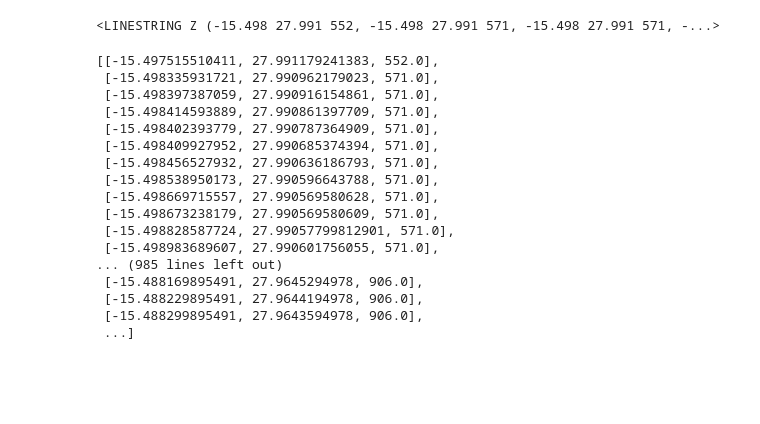
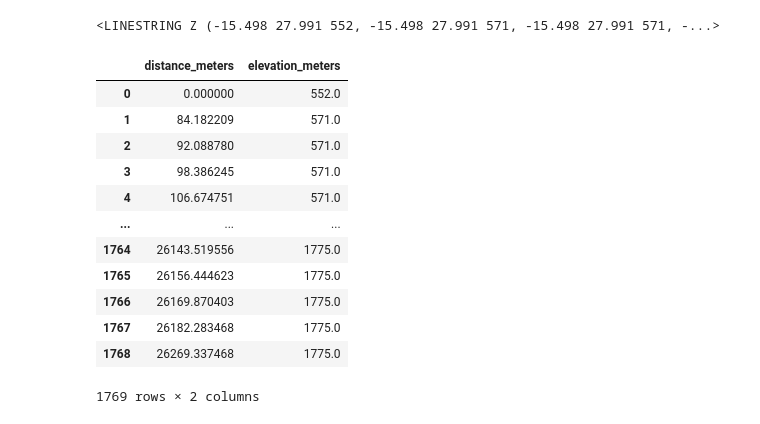
Before and after one commit to RallyDataJunkie/wrc-shinylive-geo, a Jupyter notebook: src/shinyapp/.scratchpad.ipynb, the cells around one changed output. Drawn from its saved outputs; the diff is of its cells as text; code cells hidden in the pictures; blank space fills up the shorter version.

Commit message:
Get elevations vs distance along route

```diff
--- a/src/shinyapp/.scratchpad.ipynb
+++ b/src/shinyapp/.scratchpad.ipynb
@@ -864,23 +864,20 @@ routes_gdf['geometry'] = routes_gdf.apply(
 elevations
 # %% [output]
 <LINESTRING Z (-15.498 27.991 552, -15.498 27.991 571, -15.498 27.991 571, -...>
-# %%
-wrc.GeoTools.route_elevations(route, mode="coords")
-# %% [output]
-[[-15.497515510411, 27.991179241383, 552.0],
- [-15.498335931721, 27.990962179023, 571.0],
- [-15.498397387059, 27.990916154861, 571.0],
- [-15.498414593889, 27.990861397709, 571.0],
- [-15.498402393779, 27.990787364909, 571.0],
- [-15.498409927952, 27.990685374394, 571.0],
- [-15.498456527932, 27.990636186793, 571.0],
- [-15.498538950173, 27.990596643788, 571.0],
- [-15.498669715557, 27.990569580628, 571.0],
- [-15.498673238179, 27.990569580609, 571.0],
- [-15.498828587724, 27.99057799812901, 571.0],
- [-15.498983689607, 27.990601756055, 571.0],
-... (985 lines left out)
- [-15.488169895491, 27.9645294978, 906.0],
- [-15.488229895491, 27.9644194978, 906.0],
- [-15.488299895491, 27.9643594978, 906.0],
- ...]
+# %%
+xx = wrc.GeoTools.route_elevations(route, mode="elevationdistance")
+pd.DataFrame(xx, columns=["distance_meters", "elevation_meters"])
+# %% [output]
+|  | distance_meters | elevation_meters |
+| 0 | 0.000000 | 552.0 |
+| 1 | 84.182209 | 571.0 |
+| 2 | 92.088780 | 571.0 |
+| 3 | 98.386245 | 571.0 |
+| 4 | 106.674751 | 571.0 |
+| ... | ... | ... |
+| 1764 | 26143.519556 | 1775.0 |
+| 1765 | 26156.444623 | 1775.0 |
+| 1766 | 26169.870403 | 1775.0 |
+| 1767 | 26182.283468 | 1775.0 |
+| 1768 | 26269.337468 | 1775.0 |
+1769 rows × 2 columns
```
Also changed, not shown: parts of 1 cell of this notebook, 2 other files.
